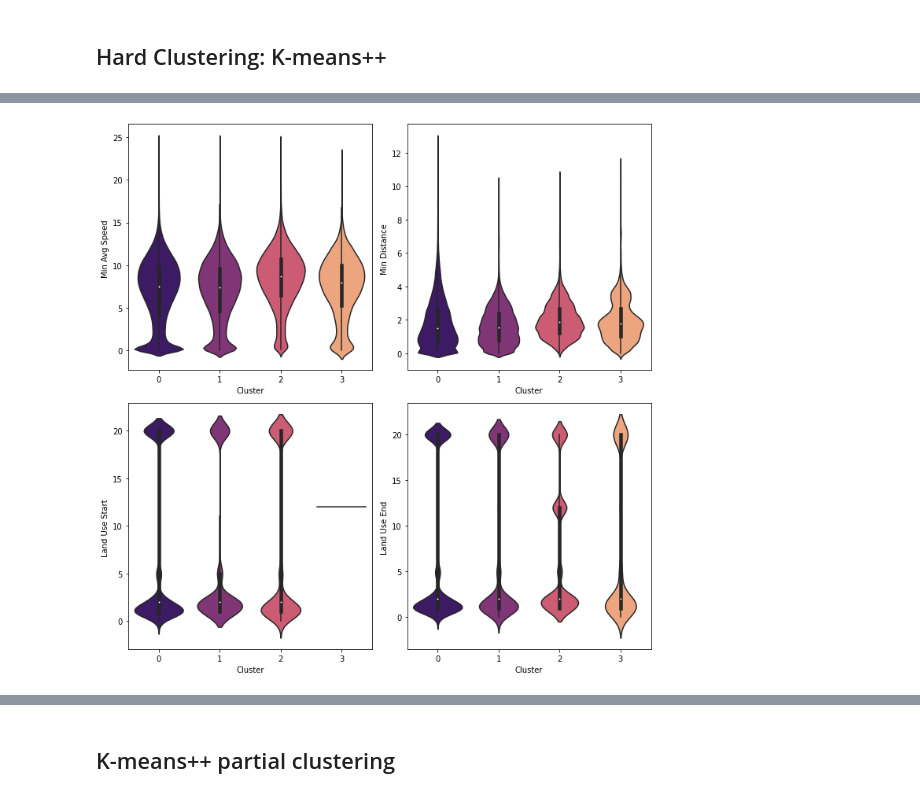
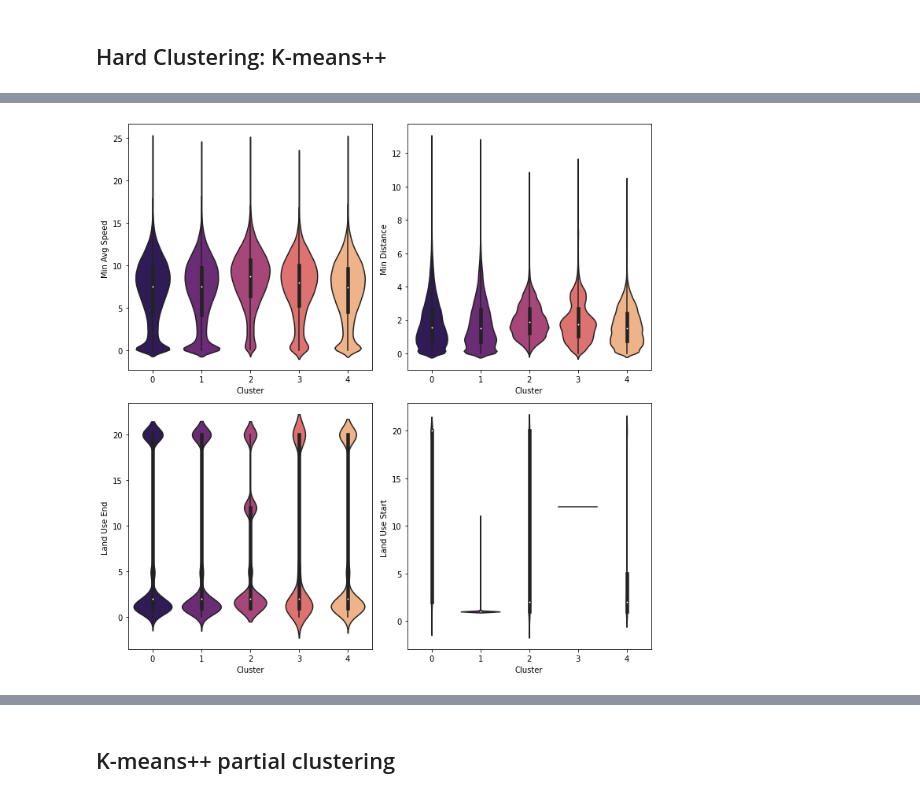
Before and after one commit to mogottsch/aaa-2022-magma, a Jupyter notebook: 03_cluster_analysis/clustering.ipynb, the cells around one changed output, grey strips where cells are left out. Cells and saved outputs as stored; diff of their text form; code cells hidden in the pictures.

Commit message:
Add cluster interpretation

```diff
--- a/03_cluster_analysis/clustering.ipynb
+++ b/03_cluster_analysis/clustering.ipynb
@@ -313,7 +313,7 @@ X_scaled_df.to_feather( "../00_data/processed/X_scaled_df.feather")
 X_cluster_features = X_scaled_df.drop(columns=["land_use_start", "land_use_end"])
 # %%
 # defining the maximum quantity of centers
-k_max = 20
+k_max = 10
 
 clusters = []
 losses = []
@@ -335,6 +335,6 @@ We select a number of 4 clustered based on the loss curve.
 # %%
 # run again with k=4
-four_means = KMeans(n_clusters=4, random_state=4711)
+four_means = KMeans(n_clusters=5, random_state=4711)
 four_means.fit(X_cluster_features)
 four_means.predict(X_cluster_features)
 # %% [output]
@@ -384,9 +473,8 @@ show_cluster_values(
 # %%
 show_cluster_values(
-    ["min_avg_speed", "min_distance", "land_use_start", "land_use_end"]
-)
+    ['min_avg_speed', 'min_distance', 'land_use_end',"land_use_start"])
 # %% [output]
-[figure, old version]
+[figure, new version]
 # %%
 show_cluster_values(
     ['mean_temperature', 'mean_mean_wind_speed', 'mean_total_cloud_cover',
```
Also changed, not shown: parts of 37 cells of this notebook.
